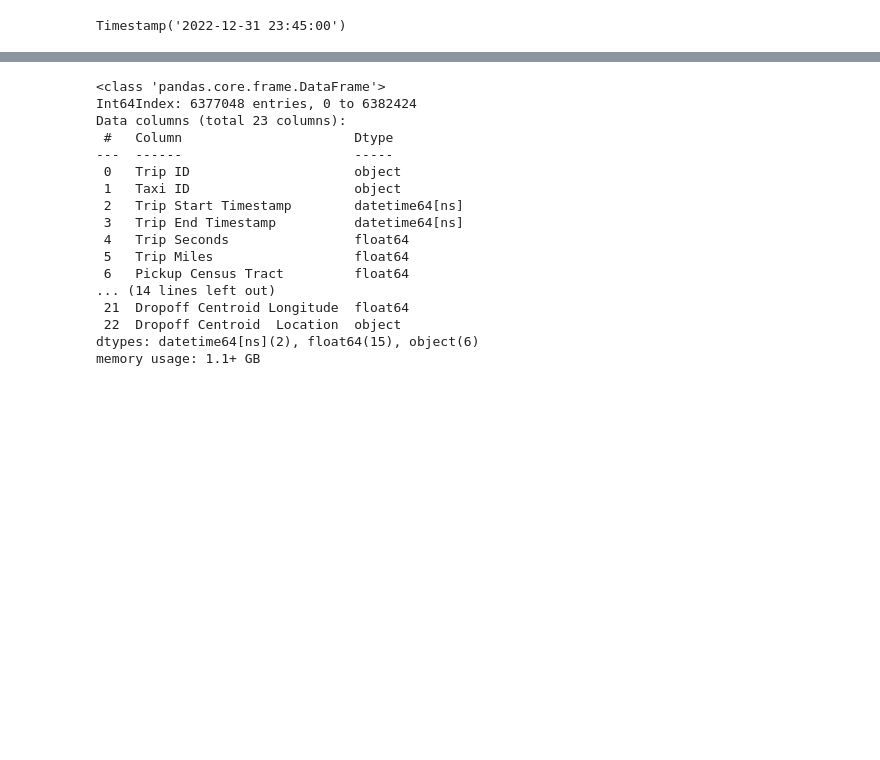
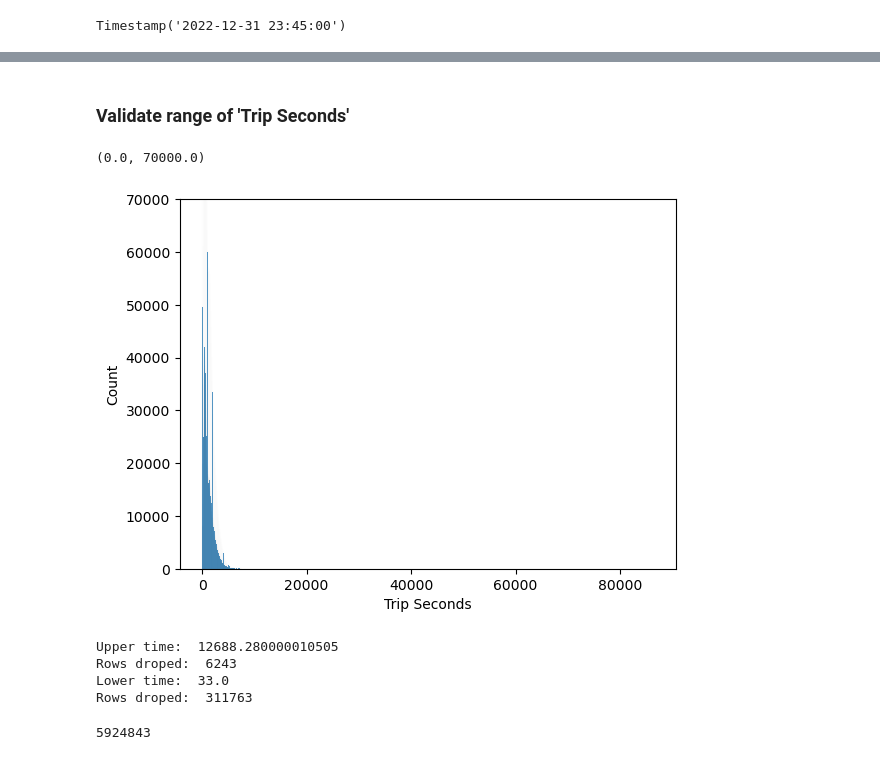
Before and after one commit to Iceccubes/aaa, a Jupyter notebook: taxi_data_preparation.ipynb, the cells around one changed output, grey strips where cells are left out. Drawn from its saved outputs; the diff is of its cells as text; code cells hidden in the pictures; blank space fills up the shorter version.

```diff
--- a/taxi_data_preparation.ipynb
+++ b/taxi_data_preparation.ipynb
@@ -153,21 +181,28 @@ taxi_trips.describe()
 | max | 8.634100e+04 | 2.967540e+03 | 1.703198e+10 | 1.703198e+10 | 7.700000e+01 | ... |
-# %%
-taxi_trips.info()
-# %% [output]
-<class 'pandas.core.frame.DataFrame'>
-Int64Index: 6377048 entries, 0 to 6382424
-Data columns (total 23 columns):
- #   Column                      Dtype
----  ------                      -----
- 0   Trip ID                     object
- 1   Taxi ID                     object
- 2   Trip Start Timestamp        datetime64[ns]
- 3   Trip End Timestamp          datetime64[ns]
- 4   Trip Seconds                float64
- 5   Trip Miles                  float64
- 6   Pickup Census Tract         float64
-... (14 lines left out)
- 21  Dropoff Centroid Longitude  float64
- 22  Dropoff Centroid  Location  object
-dtypes: datetime64[ns](2), float64(15), object(6)
-memory usage: 1.1+ GB
+# %% [markdown]
+### Validate range of 'Trip Seconds'
+# %%
+fig= sns.histplot(taxi_trips['Trip Seconds'])
+fig.set_ylim(0,70000)
+# %% [output]
+(0.0, 70000.0)
+[figure, added]
+# %%
+#drop very short and very long trips considering the seconds
+upper_quantile = 0.999
+print('Upper time: ', taxi_trips['Trip Seconds'].quantile(upper_quantile)) # 3.52 hours
+print('Rows droped: ', len(taxi_trips[taxi_trips['Trip Seconds'] > taxi_trips['Trip Seconds'].quantile(upper_quantile)])) # 6243 rows out
+
+lower_quantile = 0.05
+print('Lower time: ', taxi_trips['Trip Seconds'].quantile(lower_quantile)) # 33 seconds
+print('Rows droped: ', len(taxi_trips[taxi_trips['Trip Seconds'] < taxi_trips['Trip Seconds'].quantile(lower_quantile)])) # 311763 rows out
+
+taxi_trips = taxi_trips[(taxi_trips['Trip Seconds'] <= taxi_trips['Trip Seconds'].quantile(upper_quantile))
+                        & (taxi_trips['Trip Seconds'] >= taxi_trips['Trip Seconds'].quantile(lower_quantile))]
+len(taxi_trips.index)
+# %% [output]
+Upper time:  12688.280000010505
+Rows droped:  6243
+Lower time:  33.0
+Rows droped:  311763
+5924843
```
Also changed, not shown: parts of 29 cells of this notebook.
